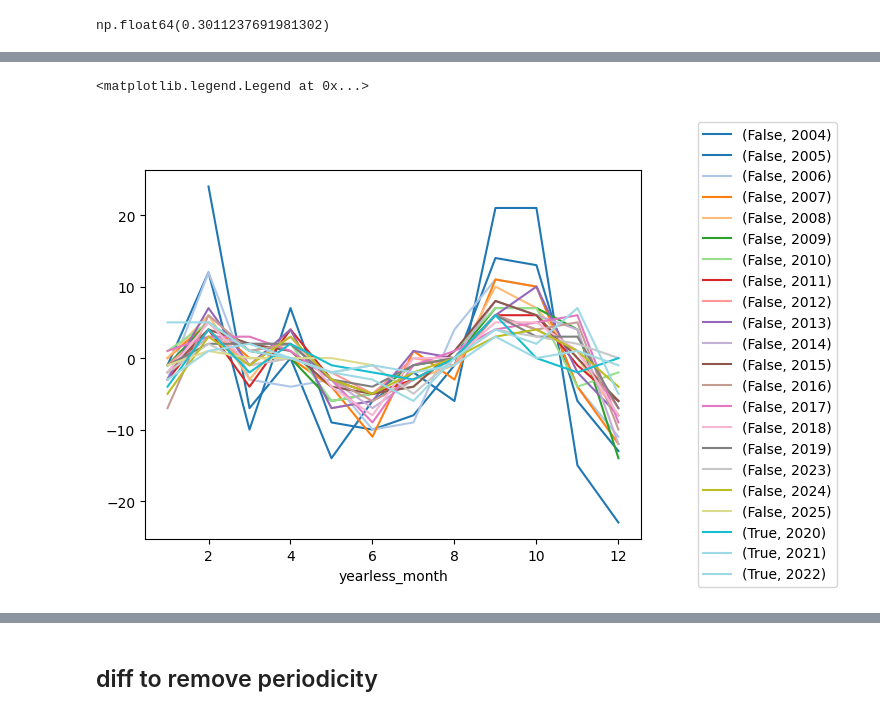
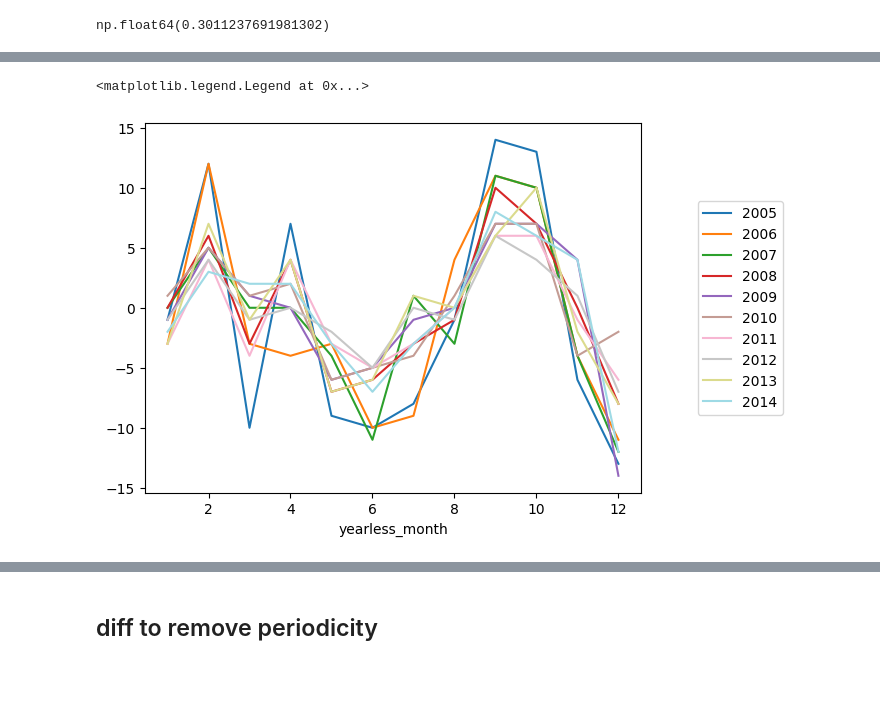
Before and after one commit to stelios-c/sig_proc, a Jupyter notebook: pydata_london2025/timeseries.ipynb, the cells around one changed output, grey strips where cells are left out. Saved outputs shown, nothing was run; the diff lists cells and outputs as text; code cells hidden in the pictures; blank space fills up the shorter version.

```diff
--- a/pydata_london2025/timeseries.ipynb
+++ b/pydata_london2025/timeseries.ipynb
@@ -58,7 +58,7 @@ Periodicity barely stands out in autocorrelation plot against decaying trend. A
 def non_partial_diff(df):
     return (df
             .diff()
-            .rename(columns={"Fourier Transform: (Worldwide)":"Fourier Transform diff"})
+            .rename(columns={"Fourier Transform: (Worldwide)":"Google trend diff"})
             .dropna()
            )
 # %%
@@ -207,21 +230,21 @@ np.float64(0.3011237691981302)
 # %%
 (trends_df
  .pipe(non_partial_diff)
  .reset_index()
  .assign(yearless_month= lambda x: x['Month'].dt.month,
          year=lambda x: x['Month'].dt.year,
-         covid19= lambda x: x['year'].ge(2020) & x['year'].le(2022)
+         #covid19= lambda x: x['year'].ge(2020) & x['year'].le(2022)
 
        )
-
- .set_index(['yearless_month','year','covid19'])
-  ['Fourier Transform diff']
+ .query('year>2004 and year <=2014')
+ .set_index(['yearless_month','year'])#,'covid19'
+  ['Google trend diff']
  .unstack()
- .unstack()
+ #.unstack()
  .dropna(how='all',axis='columns')
  .plot(cmap='tab20')
  .legend(loc='center left',bbox_to_anchor=(1.1, 0.5))
 )
 # %% [output]
 <matplotlib.legend.Legend at 0x...>
-[figure, old version]
+[figure, new version]
```
Also changed, not shown: parts of 12 cells of this notebook.
